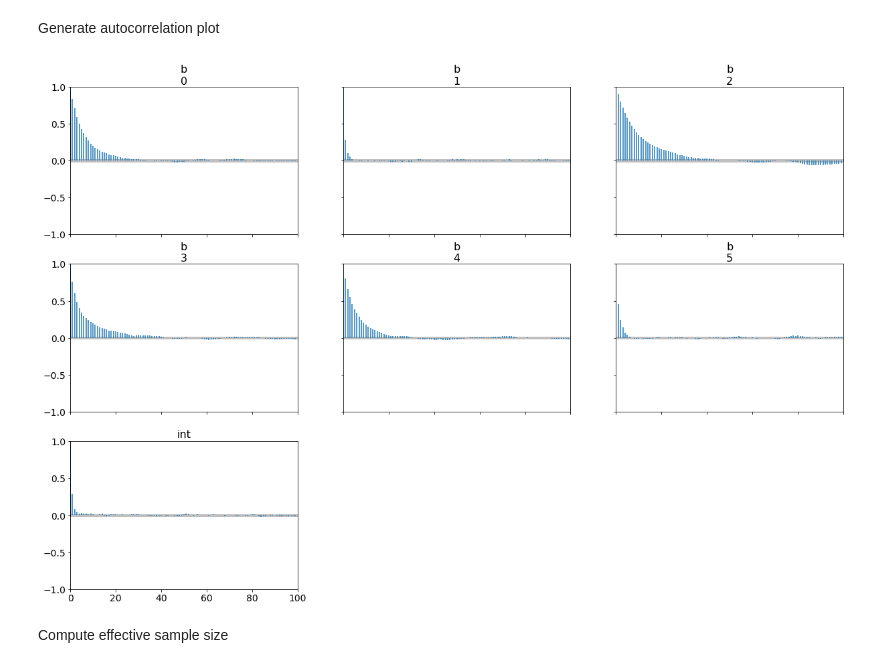
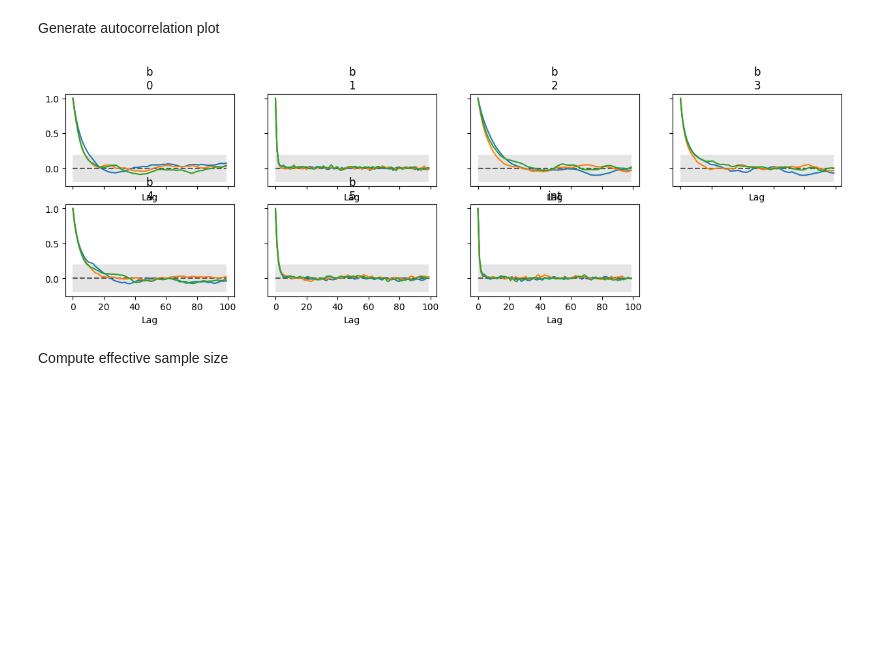
Before and after one commit to michaelnowotny/pyjags, a Jupyter notebook: notebooks/Logistic Regression.ipynb, the cells around one changed output. Cells and saved outputs as stored; diff of their text form; code cells hidden in the pictures; blank space fills up the shorter version.

```diff
--- a/notebooks/Logistic Regression.ipynb
+++ b/notebooks/Logistic Regression.ipynb
@@ -144,9 +145,9 @@ The Gelman-Rubin statistic is close to 1 for all parameters
 # %% [markdown]
 Generate autocorrelation plot
 # %%
-az.plot_autocorr(idata_jags_model_1, combined=True);
+az.plot_autocorr(idata_jags_model_1);
 # %% [output]
-[figure, old version]
+[figure, new version]
 # %% [markdown]
 Compute effective sample size
 # %%
```
Also changed, not shown: parts of 16 cells of this notebook, 1 other file.
